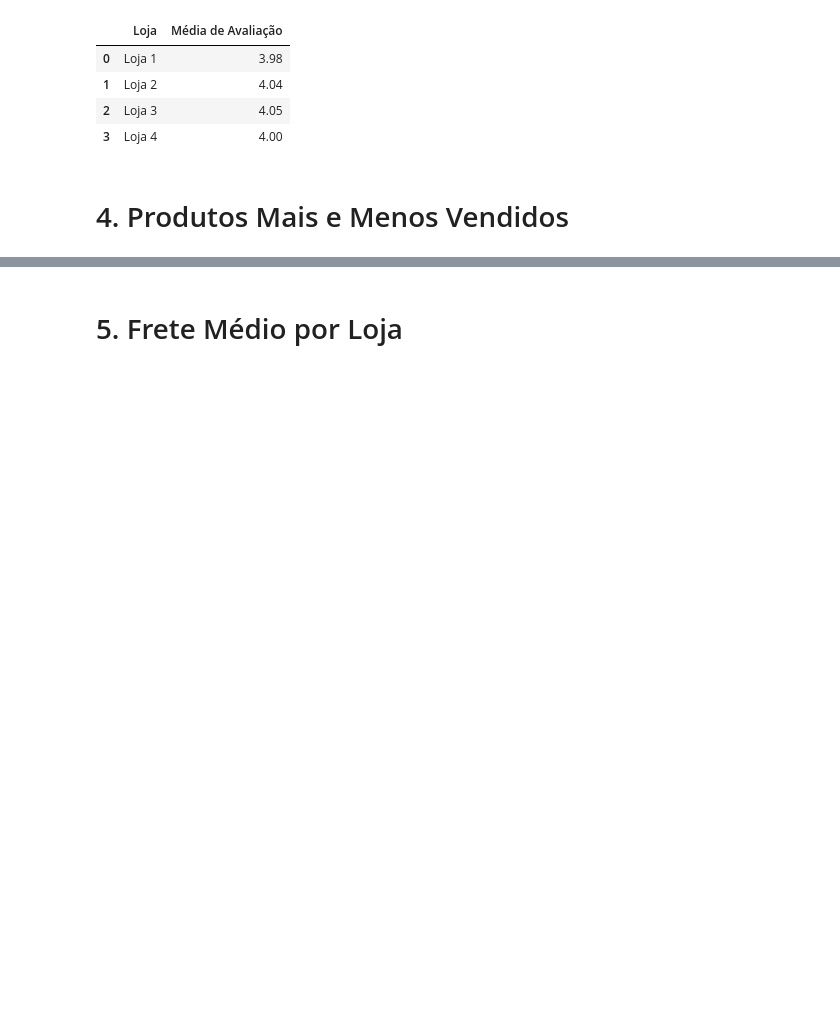
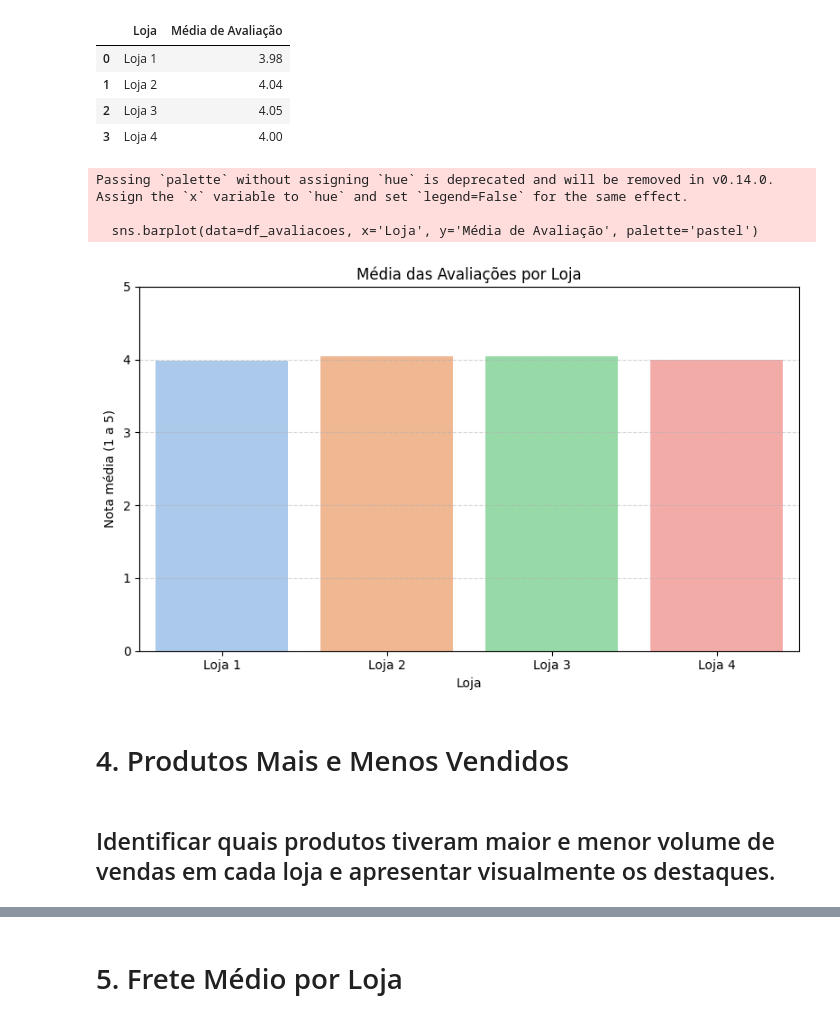
Before and after one commit to Mega-737/Amigo-Secreto-Challenge-, a Jupyter notebook: AluraStoreBr.ipynb, the cells around one changed output, grey strips where cells are left out. Saved outputs shown, nothing was run; the diff lists cells and outputs as text; code cells hidden in the pictures; blank space fills up the shorter version.

```diff
--- a/AluraStoreBr.ipynb
+++ b/AluraStoreBr.ipynb
@@ -153,5 +153,22 @@ df_avaliacoes
 | 1 | Loja 2 | 4.04 |
 | 2 | Loja 3 | 4.05 |
 | 3 | Loja 4 | 4.00 |
+# %%
+# Gráfico de barras
+plt.figure(figsize=(8, 5))
+sns.barplot(data=df_avaliacoes, x='Loja', y='Média de Avaliação', palette='pastel')
+plt.title('Média das Avaliações por Loja')
+plt.ylabel('Nota média (1 a 5)')
+plt.ylim(0, 5)
+plt.grid(axis='y', linestyle='--', alpha=0.5)
+plt.tight_layout()
+plt.show()
+# %% [output]
+Passing `palette` without assigning `hue` is deprecated and will be removed in v0.14.0. Assign the `x` variable to `hue` and set `legend=False` for the same effect.
+
+  sns.barplot(data=df_avaliacoes, x='Loja', y='Média de Avaliação', palette='pastel')
+[figure, added]
 # %% [markdown]
 # 4. Produtos Mais e Menos Vendidos
+# %% [markdown]
+## Identificar quais produtos tiveram maior e menor volume de vendas em       cada loja e apresentar visualmente os destaques.
```
Also changed, not shown: parts of 6 cells of this notebook.
